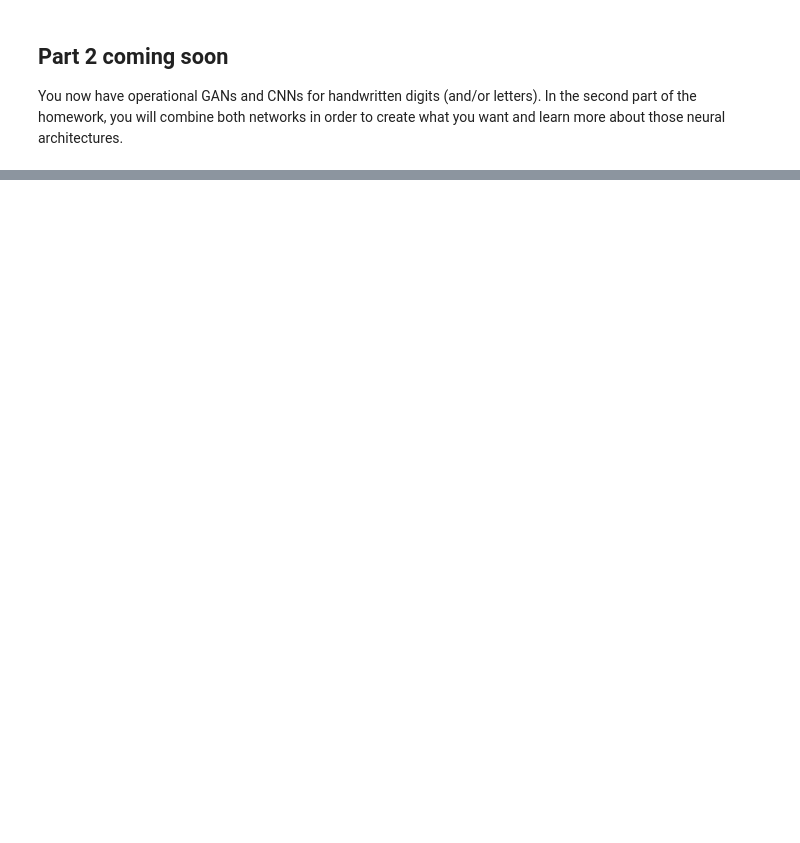
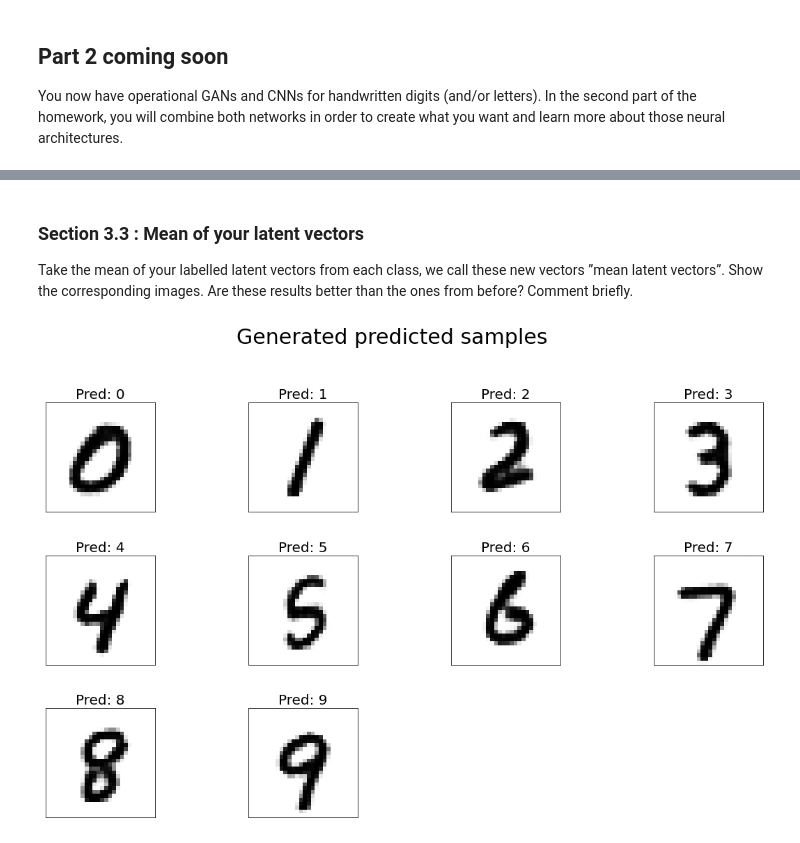
Before and after one commit to mathjacob/LINMA2472-HW3, a Jupyter notebook: hw3_part1_v2.ipynb, the cells around one changed output, grey strips where cells are left out. Cells and saved outputs as stored; diff of their text form; code cells hidden in the pictures; blank space fills up the shorter version.

```diff
--- a/hw3_part1_v2.ipynb
+++ b/hw3_part1_v2.ipynb
@@ -1245,0 +1353,31 @@ You now have operational GANs and CNNs for handwritten digits (and/or letters).
+# %% [markdown]
+### Section 3.3 : Mean of your latent vectors
+
+Take the mean of your labelled latent vectors from each class, we call these new vectors ”mean latent vectors”.
+Show the corresponding images. Are these results better than the ones from before? Comment briefly.
+# %%
+class_count = np.zeros(n_classes) # counts how many times a class is present to compute the mean later
+
+labelled_latent_vectors_mean = [torch.zeros(1,dim_latent_space) for i in range(n_classes)]
+
+# working with threshold=0.8 which seems good to me
+# but modify it for the report
+latent_vectors, labelled_latent_vectors, generated_images_list, predicted_labels_list = find_triplets(0.8)
+
+for lab in predicted_labels_list:
+    class_count[lab] += 1
+
+for i in range(len(predicted_labels_list)):
+    lab = predicted_labels_list[i]
+    labelled_latent_vectors_mean[lab] += labelled_latent_vectors[i]/class_count[lab]
+
+
+# "cast" simple list of tensor to a "tensor_list" to be able to use showImages
+tmp = torch.Tensor(n_classes,dim_latent_space)
+s = torch.cat(labelled_latent_vectors_mean,out=tmp)
+
+s = generator_loaded(s)
+showImages(s.detach(),save=False,predicted=True,
+        generated=True, predicted_labels=cnn.predictLabels(cnn(s))[0])
+# %% [output]
+[figure, added]
```
Also changed, not shown: parts of 25 cells of this notebook, 1 other file.
